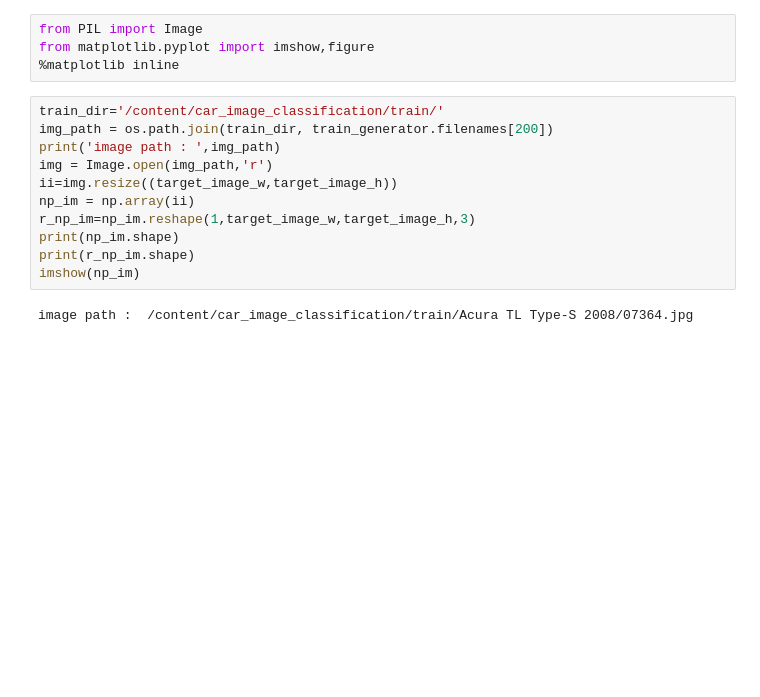
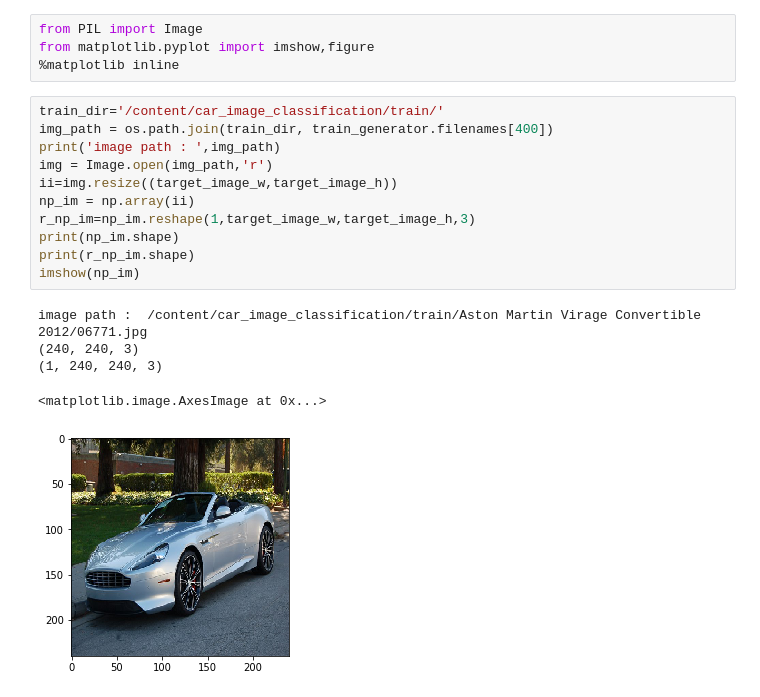
Before and after one commit to jamiewu128/AIA_Example, a Jupyter notebook: car_classify.ipynb, the cells around one changed output. Saved outputs shown, nothing was run; the diff lists cells and outputs as text; blank space fills up the shorter version.

```diff
--- a/car_classify.ipynb
+++ b/car_classify.ipynb
@@ -192,17 +186,21 @@ from matplotlib.pyplot import imshow,figure
 %matplotlib inline
 # %%
 train_dir='/content/car_image_classification/train/'
-img_path = os.path.join(train_dir, train_generator.filenames[200])
+img_path = os.path.join(train_dir, train_generator.filenames[400])
 print('image path : ',img_path)
 img = Image.open(img_path,'r')
 ii=img.resize((target_image_w,target_image_h))
 np_im = np.array(ii)
 r_np_im=np_im.reshape(1,target_image_w,target_image_h,3)
 print(np_im.shape)
 print(r_np_im.shape)
 imshow(np_im)
 # %% [output]
-image path :  /content/car_image_classification/train/Acura TL Type-S 2008/07364.jpg
+image path :  /content/car_image_classification/train/Aston Martin Virage Convertible 2012/06771.jpg
+(240, 240, 3)
+(1, 240, 240, 3)
+<matplotlib.image.AxesImage at 0x...>
+[figure, added]
 # %%
 p=model.predict(r_np_im)
 pd=np.argmax(p)
```
Also changed, not shown: parts of 9 cells of this notebook.
